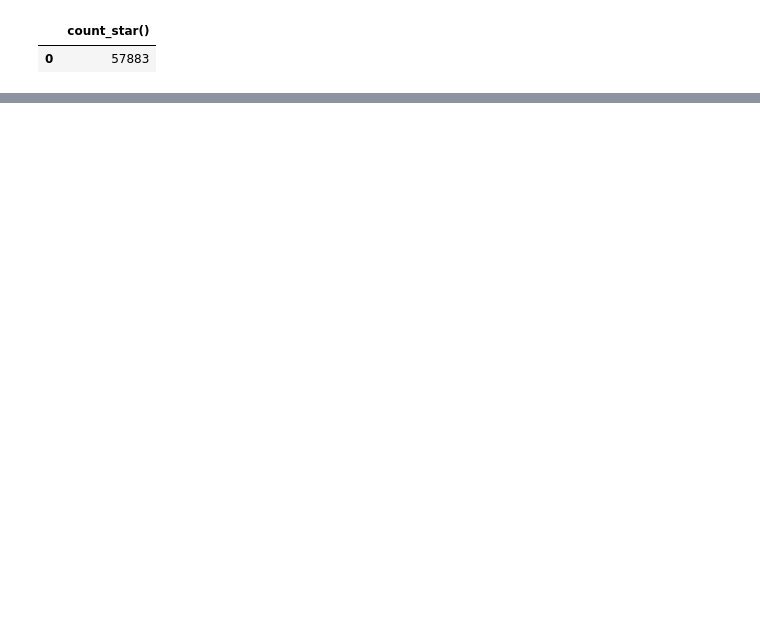
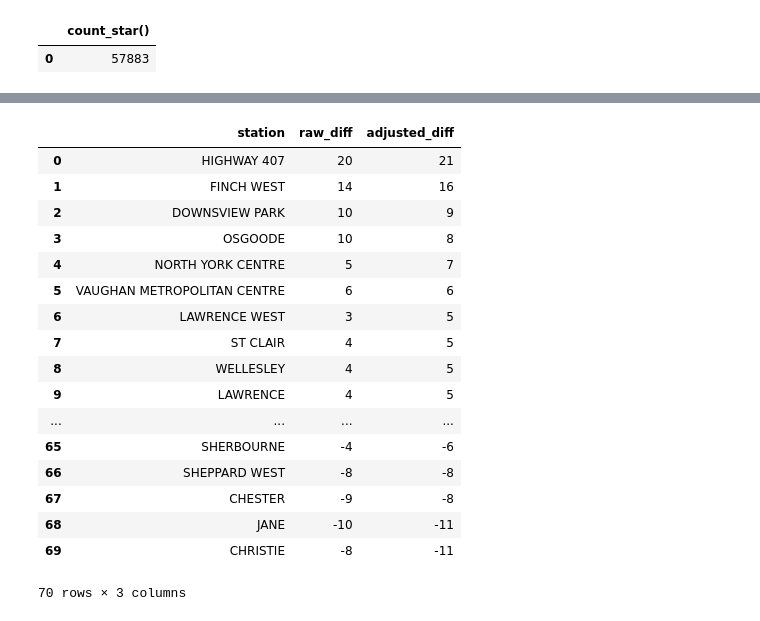
Before and after one commit to DevAwol/TTCdelay, a Jupyter notebook: explore.ipynb, the cells around one changed output, grey strips where cells are left out. Drawn from its saved outputs; the diff is of its cells as text; code cells hidden in the pictures; blank space fills up the shorter version.

```diff
--- a/explore.ipynb
+++ b/explore.ipynb
@@ -423,0 +545,32 @@ WHERE "Min Gap" > 0
+# %%
+con.sql("""
+SELECT
+    t1.station,
+    t1.raw_rank - t2.raw_rank AS raw_diff,
+    t1.adjusted_rank - t2.adjusted_rank AS adjusted_diff
+FROM station_unreliability t1
+JOIN station_unreliability_2018 t2
+    ON t1.station = t2.station
+ORDER BY adjusted_diff DESC
+""").df()
+
+## the more positive the worst the delay
+# %% [output]
+|  | station | raw_diff | adjusted_diff |
+| 0 | HIGHWAY 407 | 20 | 21 |
+| 1 | FINCH WEST | 14 | 16 |
+| 2 | DOWNSVIEW PARK | 10 | 9 |
+| 3 | OSGOODE | 10 | 8 |
+| 4 | NORTH YORK CENTRE | 5 | 7 |
+| 5 | VAUGHAN METROPOLITAN CENTRE | 6 | 6 |
+| 6 | LAWRENCE WEST | 3 | 5 |
+| 7 | ST CLAIR | 4 | 5 |
+| 8 | WELLESLEY | 4 | 5 |
+| 9 | LAWRENCE | 4 | 5 |
+| ... | ... | ... | ... |
+| 65 | SHERBOURNE | -4 | -6 |
+| 66 | SHEPPARD WEST | -8 | -8 |
+| 67 | CHESTER | -9 | -8 |
+| 68 | JANE | -10 | -11 |
+| 69 | CHRISTIE | -8 | -11 |
+70 rows × 3 columns
```
Also changed, not shown: parts of 13 cells of this notebook, 1 other file.
